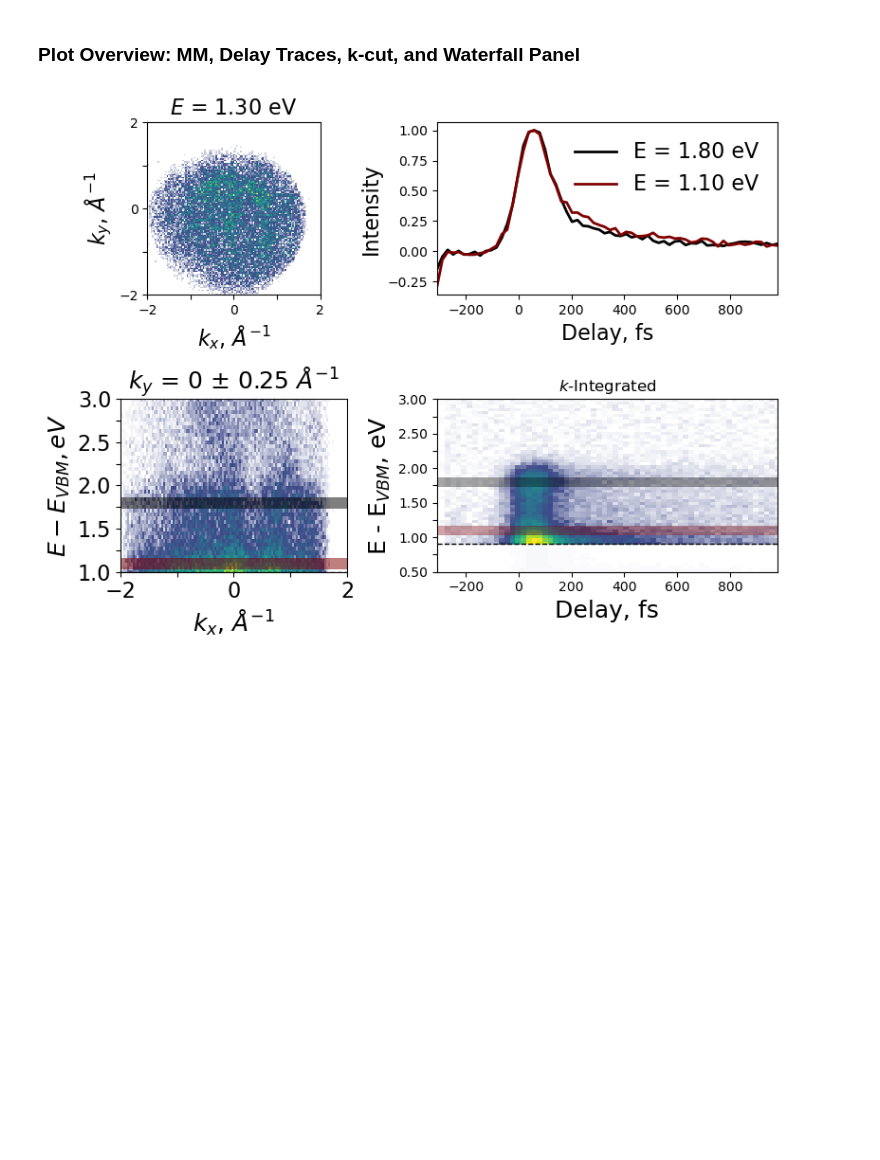
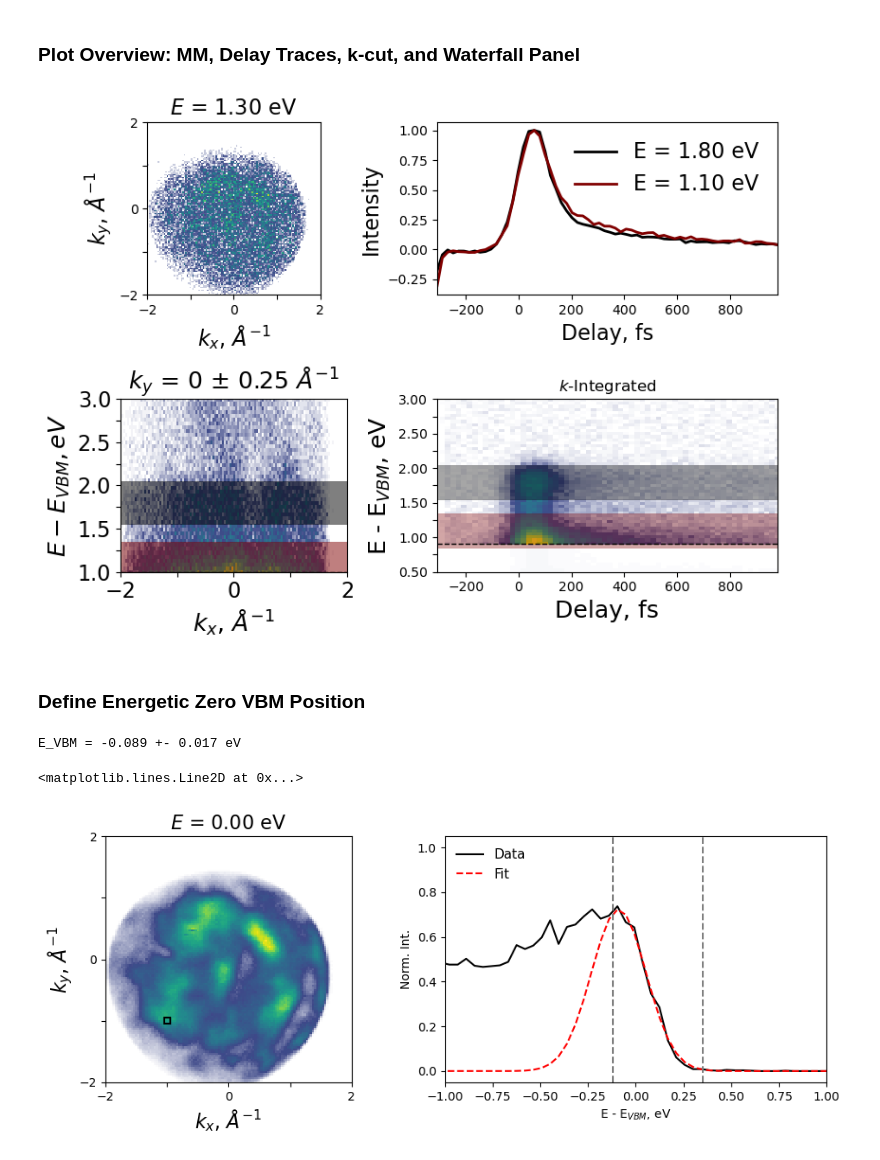
Before and after one commit to lawsonlloyd/mpes-analysis, a Jupyter notebook: mpes_Plot_Analysis.ipynb, the cells around one changed output. Saved outputs shown, nothing was run; the diff lists cells and outputs as text; code cells hidden in the pictures; blank space fills up the shorter version.

```diff
--- a/mpes_Plot_Analysis.ipynb
+++ b/mpes_Plot_Analysis.ipynb
@@ -122,7 +143,7 @@ mpes.plot_momentum_maps(
 )
 
 # Plot time traces
-E, E_int = [1.8, 1.1], .12 # Energies for Plotting Time Traces ; 1st Energy for MM
+E, E_int = [1.8, 1.1], .5 # Energies for Plotting Time Traces ; 1st Energy for MM
 (kx, ky), (kx_int, ky_int) = (0, 0), (4, 4) # Central (kx, ky) point and k-integration
 norm_trace = True
 subtract_neg = True
@@ -181,4 +202,47 @@ for i in np.arange(len(E)):
 #mpes.save_figure(fig, name = f'test', image_format = 'pdf')
 #test
 # %% [output]
-[figure, old version]
+[figure, new version]
+# %% [markdown]
+### Define Energetic Zero VBM Position
+# %%
+#%% Define E = 0 wrt VBM
+
+fig, ax = plt.subplots(1, 2, gridspec_kw={'width_ratios': [1, 1], 'height_ratios':[1]})
+fig.set_size_inches(10, 4, forward=False)
+ax = ax.flatten()
+
+figure_file_name = 'vbm'
+save_figure = False
+
+### Plot EDCs at GAMMA vs time
+
+(kx, ky), k_int = (-1, -1), 0.1
+
+delay, delay_int = -300, 100
+
+edc_gamma = mpes.get_edc(I_res, kx, ky, (k_int, k_int), delay, delay_int)
+edc_gamma = edc_gamma/np.max(edc_gamma)
+
+mpes.plot_momentum_maps(
+    I_res, E=0, E_int=.1, delays=500, delay_int=1000,
+    fig = fig, ax = ax[0],
+    cmap=cmap_LTL, scale=[0, 1],
+    fontsize=16, figsize=(8, 6), colorbar=False, panel_labels = False
+)
+
+energy_window = [-0.12, 0.35]
+p0 = [1, .02, 0.4, 0] # Fitting params initial guess [amp, center, width, offset]
+
+mpes.find_E0(edc_gamma, energy_window, p0, fig, ax)
+
+# cbar_ax = fig.add_axes([.51, 0.275, 0.025, 0.5])
+rect = (Rectangle((kx-k_int/2, ky-k_int/2), k_int, k_int, linewidth=1.5,\
+                         edgecolor='k', facecolor='None'))
+fig.axes[0].add_patch(rect)
+ax[1].axvline(energy_window[0], color = 'grey', linestyle = 'dashed')
+ax[1].axvline(energy_window[1], color = 'grey', linestyle = 'dashed')
+# %% [output]
+E_VBM = -0.089 +- 0.017 eV
+<matplotlib.lines.Line2D at 0x...>
+[figure, added]
```
Also changed, not shown: parts of 3 cells of this notebook, 2 other files.
